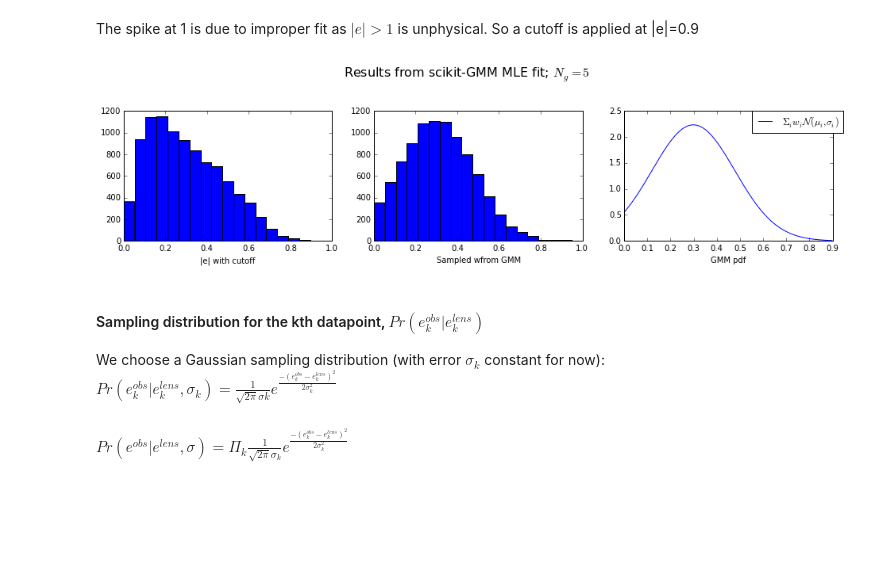
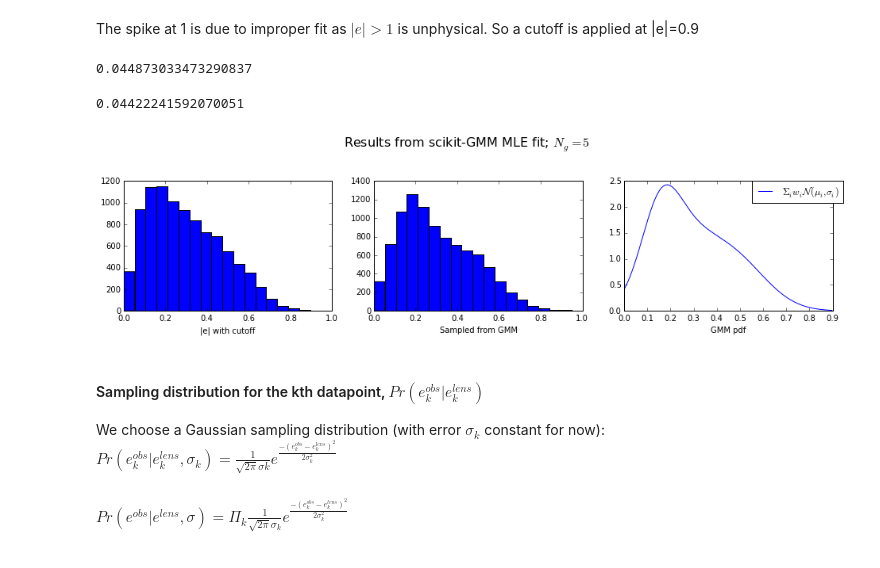
Before and after one commit to sowmyakth/Flubber, a Jupyter notebook: shape_est.ipynb, the cells around one changed output. Drawn from its saved outputs; the diff is of its cells as text; code cells hidden in the pictures; blank space fills up the shorter version.

```diff
--- a/shape_est.ipynb
+++ b/shape_est.ipynb
@@ -64,39 +64,48 @@ def create_gmm(gmm_param, eobs):
     for i in range(len(gmm_param.means)):
         sum+=gmm_param.weights[i]*np.exp(-((x-gmm_param.means[i])**2)/(2*gmm_param.covars[i]))/((2*np.pi*gmm_param.covars[i])**0.5)
     return sum
+# %%
+np.hypot(np.mean(data[0]),np.mean(data[1]))
+# %% [output]
+0.044873033473290837
+# %%
+q,=np.where(np.hypot(data[0],data[1])<0.9)
+np.hypot(np.mean(data[0][q]),np.mean(data[1][q]))
+# %% [output]
+0.04422241592070051
 # %%
-g=mixture.GMM(n_components=1)
+g=mixture.GMM(n_components=5)
 m1=g.fit((np.array([e])).T)
 out=m1.sample(len(e))
 m2=g.fit((np.array([e_cutoff])).T)
 out2=m2.sample(len(e_cutoff))
 class gmm_param:
     def __init__(self,means=m2.means_.T[0],
                  covars=m2.covars_.T[0],
                 weights=m2.weights_):
         self.means=means
         self.weights=weights
         self.covars=covars
 
 samp=gmm_param()
 d=create_gmm(samp, e_cutoff)
 x=np.linspace(0,max(e_cutoff),len(e_cutoff))
 plt.figure(figsize=[16,10])
 
 plt.subplot(3,3,1)
 plt.hist(e_cutoff,np.linspace(0,1,20))
 plt.xlabel('|e| with cutoff')
 plt.subplot(3,3,2)
 plt.hist(out2,np.linspace(0,1,20))
-plt.xlabel('Sampled wfrom GMM')
+plt.xlabel('Sampled from GMM')
 plt.subplot(3,3,3)
 plt.plot(x,d,label=r'$\Sigma_i w_i \mathcal{N}(\mu_i,\sigma_i)$')
 plt.xlabel('GMM pdf')
 plt.legend(bbox_to_anchor=(1.05, 1), loc=1, borderaxespad=0.)
 plt.suptitle('Results from scikit-GMM MLE fit; $N_g=5$',size=16)
 plt.show()
 # %% [output]
-[figure, old version]
+[figure, new version]
 # %% [markdown]
 #### Sampling distribution for the kth datapoint, $Pr(e^{obs}_k|e^{lens}_k)$
 We choose a Gaussian sampling distribution (with error $\sigma_k$ constant for now):
```
Also changed, not shown: parts of 15 cells of this notebook.
